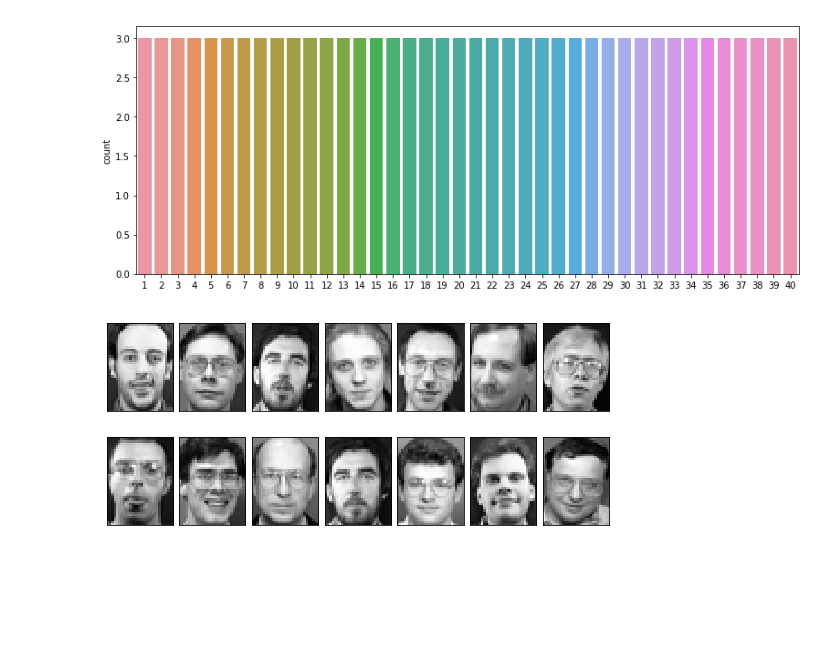
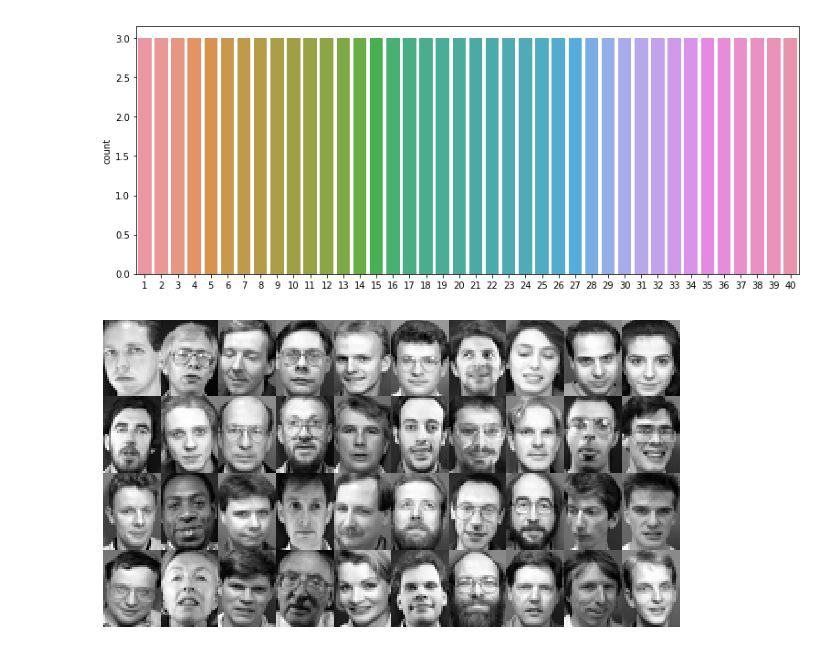
Before and after one commit to sheikhomar/popan, a Jupyter notebook: notebooks/dataset-orl.ipynb, the cells around one changed output. Drawn from its saved outputs; the diff is of its cells as text; code cells hidden in the pictures; blank space fills up the shorter version.

```diff
--- a/notebooks/dataset-orl.ipynb
+++ b/notebooks/dataset-orl.ipynb
@@ -48,4 +36,15 @@ def plot_random(images, image_shape=(30, 40)):
-# %%
-plot_random(X_train)
-# %% [output]
-[figure, removed]
+# %%
+def get_subjects(X, y, filter_labels, select_one=True):
+    final_list = None
+    for label in filter_labels:
+        filtered = X[y==label][0].reshape(1, -1) if select_one else X[y==label]
+        if final_list is None:
+            final_list = filtered
+        else:
+            final_list = np.concatenate([final_list, filtered], axis=0)
+    return final_list
+# %%
+subjects = get_subjects(X, y, np.unique(y), select_one=True)
+utils.plot_images(subjects, n_rows=4, n_columns=10);
+# %% [output]
+[figure, added]
```
Also changed, not shown: parts of 7 cells of this notebook, 4 other files.
